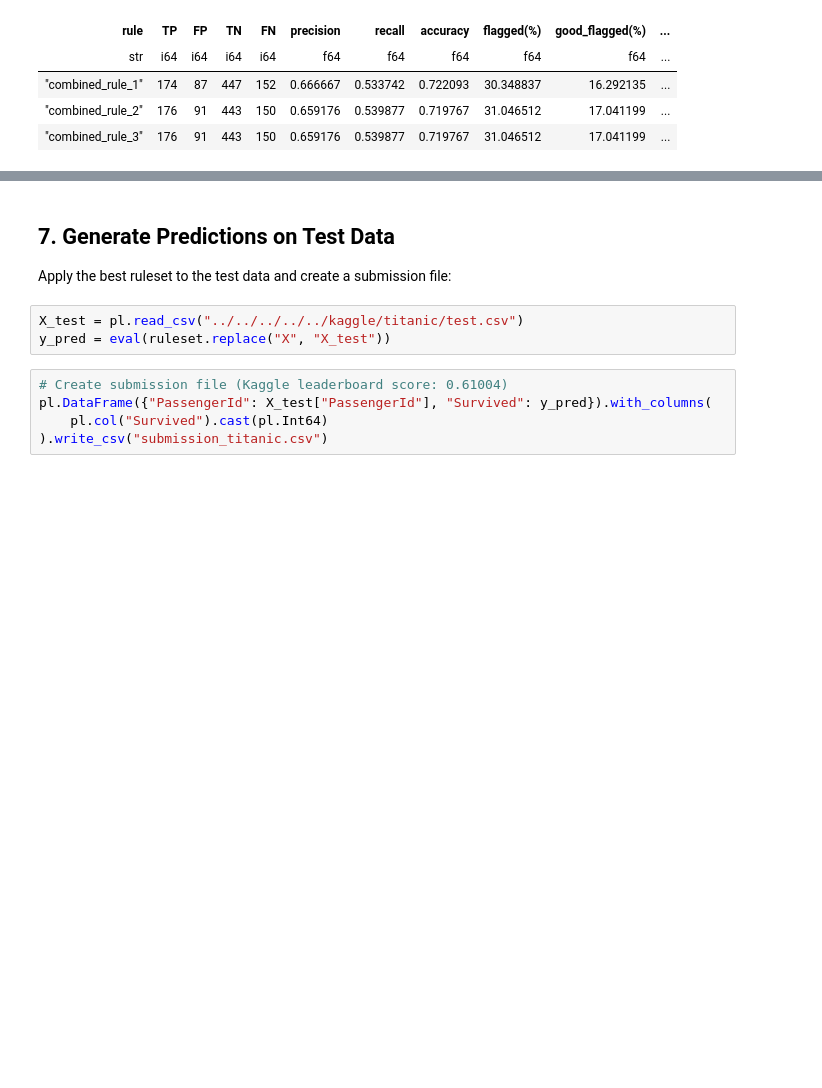
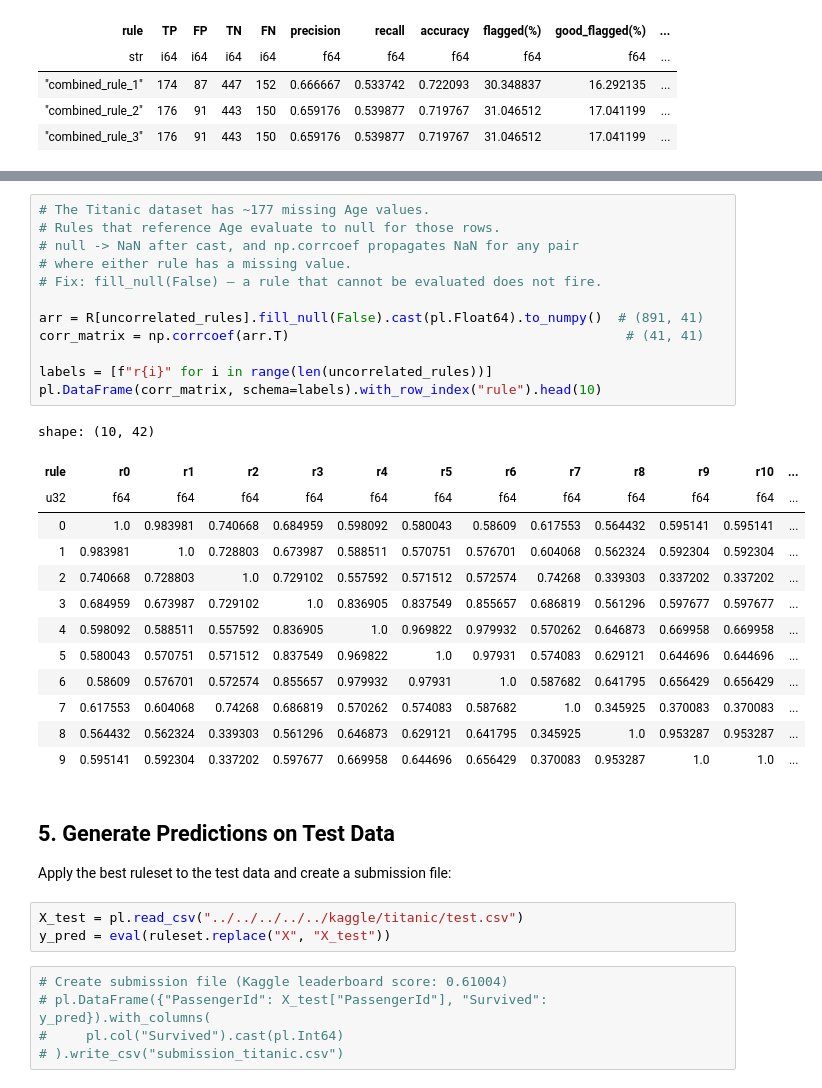
Before and after one commit to paypal/Iguanas, a Jupyter notebook: docs/source/examples/titanic_survival_example.ipynb, the cells around one changed output, grey strips where cells are left out. Drawn from its saved outputs; the diff is of its cells as text; blank space fills up the shorter version.

```diff
--- a/docs/source/examples/titanic_survival_example.ipynb
+++ b/docs/source/examples/titanic_survival_example.ipynb
@@ -166,5 +353,31 @@ shape: (5, 17)
+# %%
+# The Titanic dataset has ~177 missing Age values.
+# Rules that reference Age evaluate to null for those rows.
+# null -> NaN after cast, and np.corrcoef propagates NaN for any pair
+# where either rule has a missing value.
+# Fix: fill_null(False) — a rule that cannot be evaluated does not fire.
+
+arr = R[uncorrelated_rules].fill_null(False).cast(pl.Float64).to_numpy()  # (891, 41)
+corr_matrix = np.corrcoef(arr.T)                                           # (41, 41)
+
+labels = [f"r{i}" for i in range(len(uncorrelated_rules))]
+pl.DataFrame(corr_matrix, schema=labels).with_row_index("rule").head(10)
+# %% [output]
+shape: (10, 42)
+| rule | r0 | r1 | r2 | r3 | r4 | r5 | r6 | r7 | r8 | r9 | r10 | ... |
+| u32 | f64 | f64 | f64 | f64 | f64 | f64 | f64 | f64 | f64 | f64 | f64 | ... |
+| 0 | 1.0 | 0.983981 | 0.740668 | 0.684959 | 0.598092 | 0.580043 | 0.58609 | 0.617553 | 0.564432 | 0.595141 | 0.595141 | ... |
+| 1 | 0.983981 | 1.0 | 0.728803 | 0.673987 | 0.588511 | 0.570751 | 0.576701 | 0.604068 | 0.562324 | 0.592304 | 0.592304 | ... |
+| 2 | 0.740668 | 0.728803 | 1.0 | 0.729102 | 0.557592 | 0.571512 | 0.572574 | 0.74268 | 0.339303 | 0.337202 | 0.337202 | ... |
+| 3 | 0.684959 | 0.673987 | 0.729102 | 1.0 | 0.836905 | 0.837549 | 0.855657 | 0.686819 | 0.561296 | 0.597677 | 0.597677 | ... |
+| 4 | 0.598092 | 0.588511 | 0.557592 | 0.836905 | 1.0 | 0.969822 | 0.979932 | 0.570262 | 0.646873 | 0.669958 | 0.669958 | ... |
+| 5 | 0.580043 | 0.570751 | 0.571512 | 0.837549 | 0.969822 | 1.0 | 0.97931 | 0.574083 | 0.629121 | 0.644696 | 0.644696 | ... |
+| 6 | 0.58609 | 0.576701 | 0.572574 | 0.855657 | 0.979932 | 0.97931 | 1.0 | 0.587682 | 0.641795 | 0.656429 | 0.656429 | ... |
+| 7 | 0.617553 | 0.604068 | 0.74268 | 0.686819 | 0.570262 | 0.574083 | 0.587682 | 1.0 | 0.345925 | 0.370083 | 0.370083 | ... |
+| 8 | 0.564432 | 0.562324 | 0.339303 | 0.561296 | 0.646873 | 0.629121 | 0.641795 | 0.345925 | 1.0 | 0.953287 | 0.953287 | ... |
+| 9 | 0.595141 | 0.592304 | 0.337202 | 0.597677 | 0.669958 | 0.644696 | 0.656429 | 0.370083 | 0.953287 | 1.0 | 1.0 | ... |
 # %% [markdown]
-## 7. Generate Predictions on Test Data
+## 5. Generate Predictions on Test Data
 
 Apply the best ruleset to the test data and create a submission file:
 # %%
@@ -172,6 +385,6 @@ X_test = pl.read_csv("../../../../../kaggle/titanic/test.csv")
 y_pred = eval(ruleset.replace("X", "X_test"))
 # %%
 # Create submission file (Kaggle leaderboard score: 0.61004)
-pl.DataFrame({"PassengerId": X_test["PassengerId"], "Survived": y_pred}).with_columns(
-    pl.col("Survived").cast(pl.Int64)
-).write_csv("submission_titanic.csv")
+# pl.DataFrame({"PassengerId": X_test["PassengerId"], "Survived": y_pred}).with_columns(
+#     pl.col("Survived").cast(pl.Int64)
+# ).write_csv("submission_titanic.csv")
```
Also changed, not shown: parts of 32 cells of this notebook, 37 other files.
